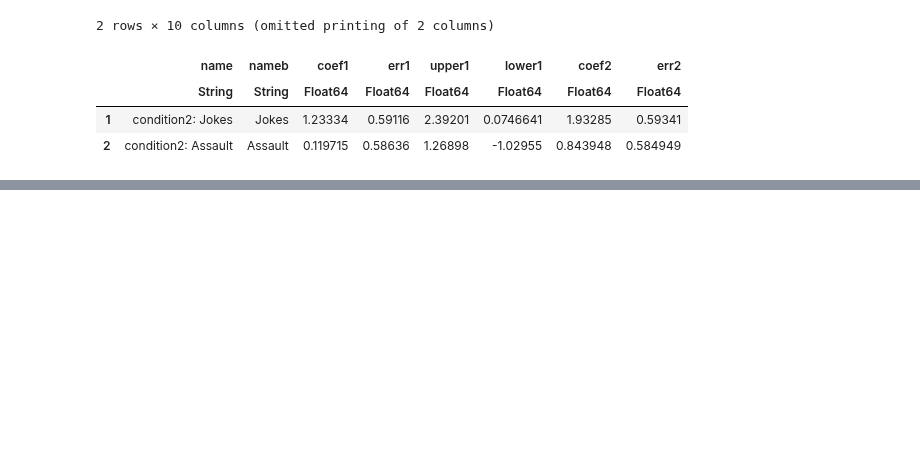
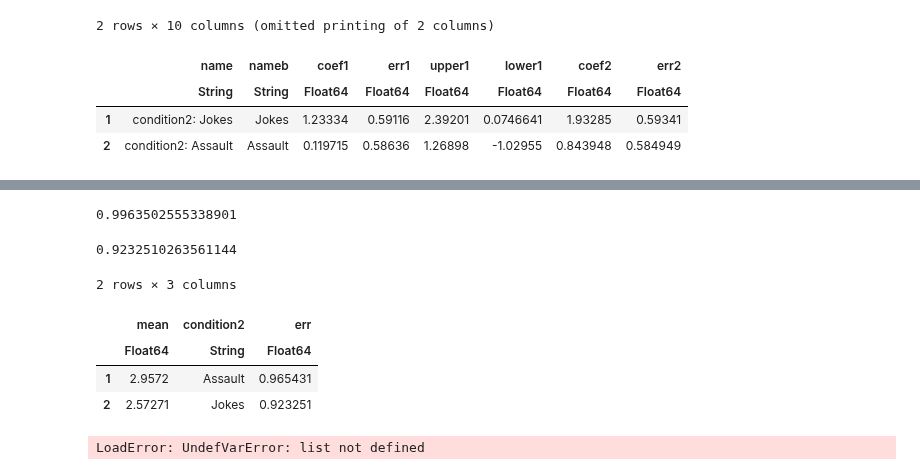
Before and after one commit to mattcingram/rep1_julia, a Jupyter notebook: code/rep1_julia.ipynb, the cells around one changed output, grey strips where cells are left out. Cells and saved outputs as stored; diff of their text form; code cells hidden in the pictures; blank space fills up the shorter version.

```diff
--- a/code/rep1_julia.ipynb
+++ b/code/rep1_julia.ipynb
@@ -1517,0 +1572,32 @@ Pkg.add("JLD")
+# %%
+sametempdf1[:mean] = mean(sametempdf1.meanpunishment)
+sametempdf1[:err] = std(sametempdf1.meanpunishment)
+sametempdf2[:mean] = mean(sametempdf2.meanpunishment)
+sametempdf2[:err] = std(sametempdf2.meanpunishment)
+# %% [output]
+0.9963502555338901
+# %%
+opptempdf1[:mean] = mean(opptempdf1.meanpunishment)
+opptempdf1[:err] = std(opptempdf1.meanpunishment)
+opptempdf2[:mean] = mean(opptempdf2.meanpunishment)
+opptempdf2[:err] = std(opptempdf2.meanpunishment)
+# %% [output]
+0.9232510263561144
+# %%
+tempdf1 = DataFrame()
+tempdf1[:mean] = [sametempdf1.mean[1], sametempdf2.mean[1]]
+tempdf1.condition2 = ["Assault", "Jokes"]
+tempdf1.err = [sametempdf1.err[1], sametempdf2.err[1]]
+tempdf1
+
+tempdf2 = DataFrame()
+tempdf2[:mean] = [opptempdf1.mean[1], opptempdf2.mean[1]]
+tempdf2.condition2 = ["Assault", "Jokes"]
+tempdf2.err = [opptempdf1.err[1], opptempdf2.err[1]]
+tempdf2
+# %% [output]
+2 rows × 3 columns
+|  | mean | condition2 | err |
+|  | Float64 | String | Float64 |
+| 1 | 2.9572 | Assault | 0.965431 |
+| 2 | 2.57271 | Jokes | 0.923251 |
@@ -1518,3 +1611,8 @@ Pkg.add("JLD")
+# %%
+#using JLD
+@save "./data/working/working.jld" df1
+# %% [output]
+LoadError: UndefVarError: list not defined
 # %%
 # use julia's plotting logic to plot two graphs side by side
 # %%
```
Also changed, not shown: parts of 11 cells of this notebook.
